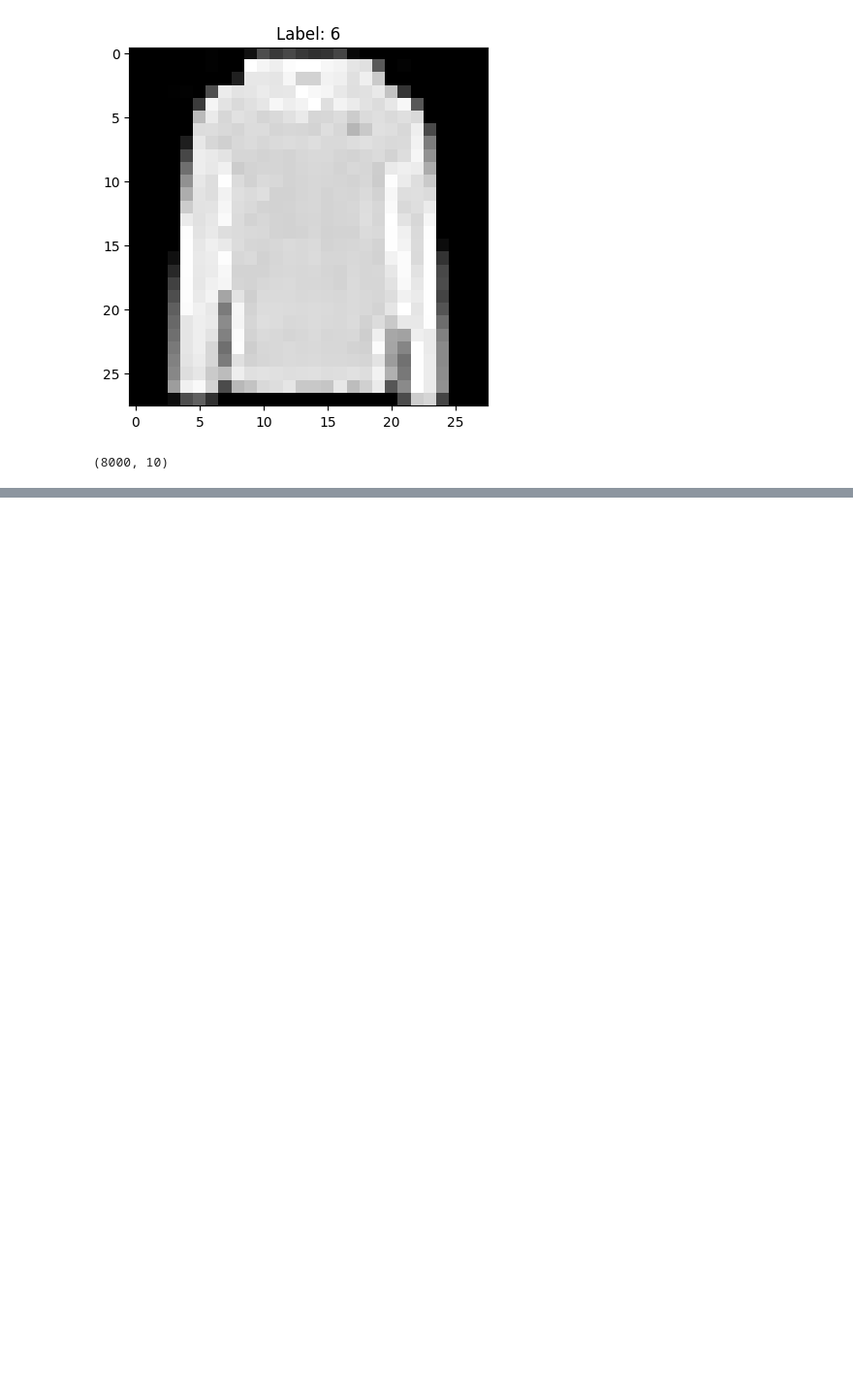
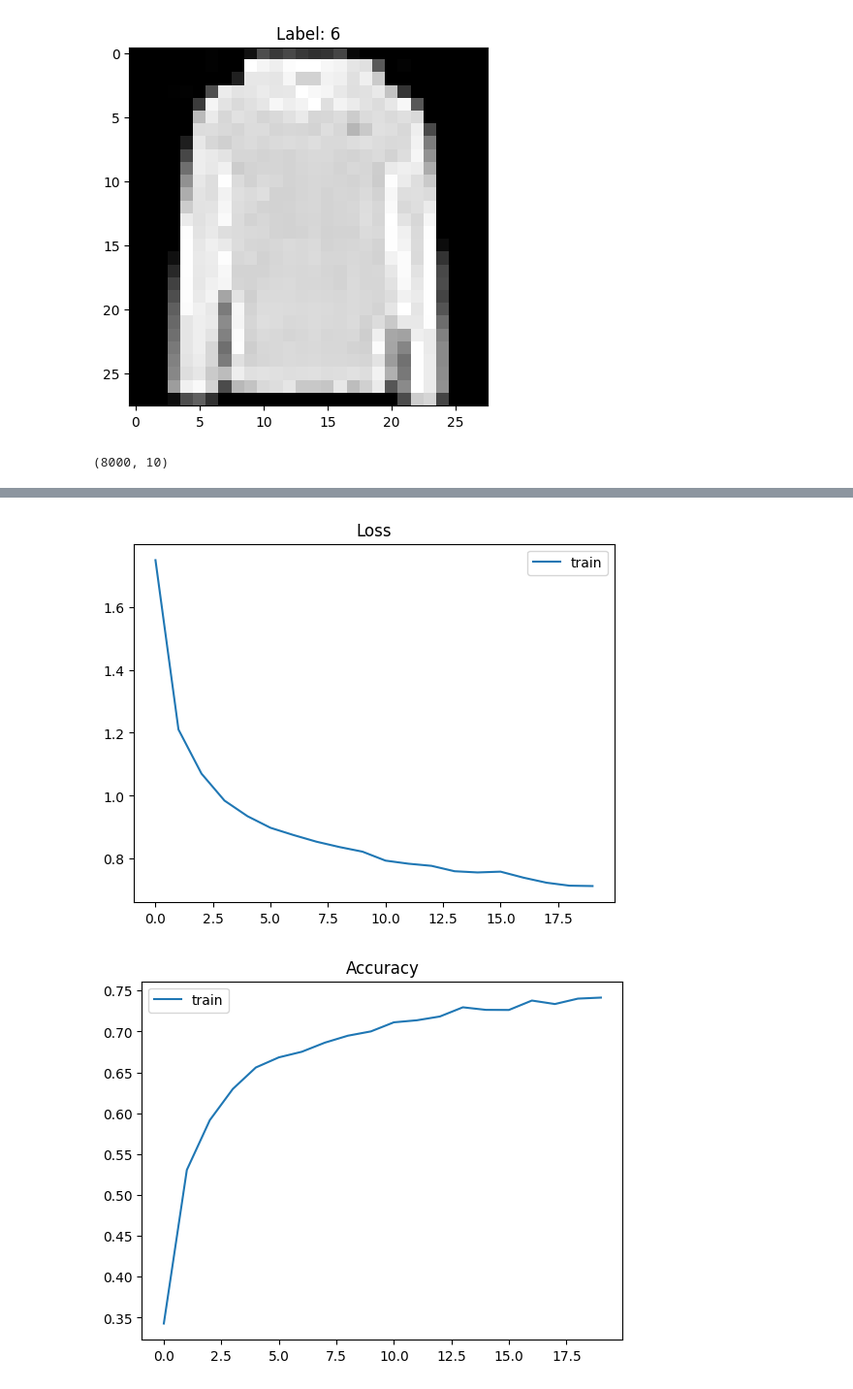
Before and after one commit to AnaDiazJ/egci463, a Jupyter notebook: Pattern_Midterm_Group9.ipynb, the cells around one changed output, grey strips where cells are left out. Shown at 97% size. Saved outputs shown, nothing was run; the diff lists cells and outputs as text; code cells hidden in the pictures; blank space fills up the shorter version.

```diff
--- a/Pattern_Midterm_Group9.ipynb
+++ b/Pattern_Midterm_Group9.ipynb
@@ -641,3 +641,15 @@ from keras.callbacks import ModelCheckpoint
 # Save the weights only when validation accuracy improves
 cb = [ModelCheckpoint('best_model.weights.h5', monitor='val_accuracy',
                       save_best_only=True, mode='max', verbose=1)]
+# %%
+# Compare training and validation curves to detect overfitting
+plt.plot(history.history['loss'], label='train')
+
+plt.legend(); plt.title('Loss'); plt.show()
+
+plt.plot(history.history['accuracy'], label='train')
+
+plt.legend(); plt.title('Accuracy'); plt.show()
+# %% [output]
+[figure, added]
+[figure, added]
```
Also changed, not shown: parts of 6 cells of this notebook.
